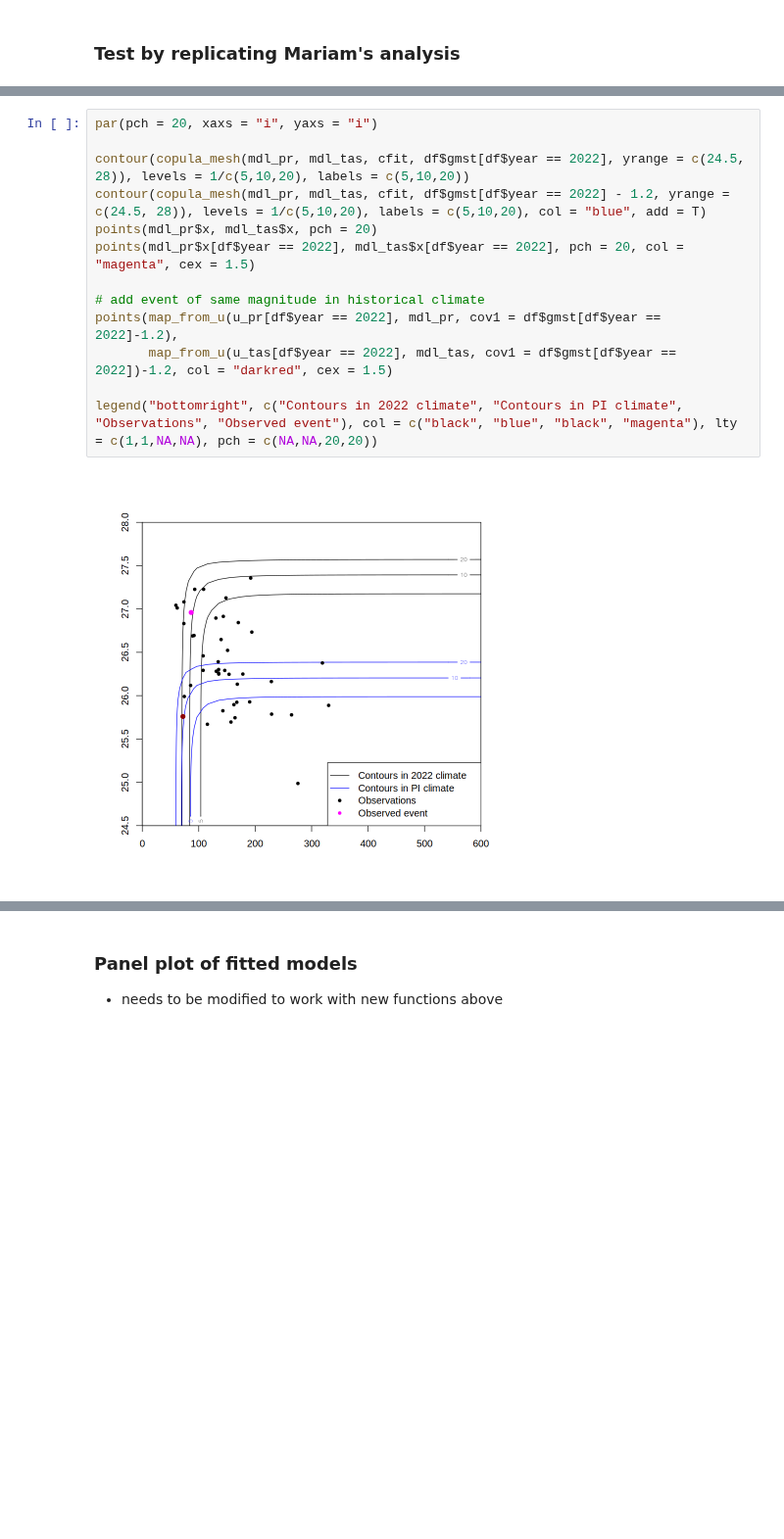
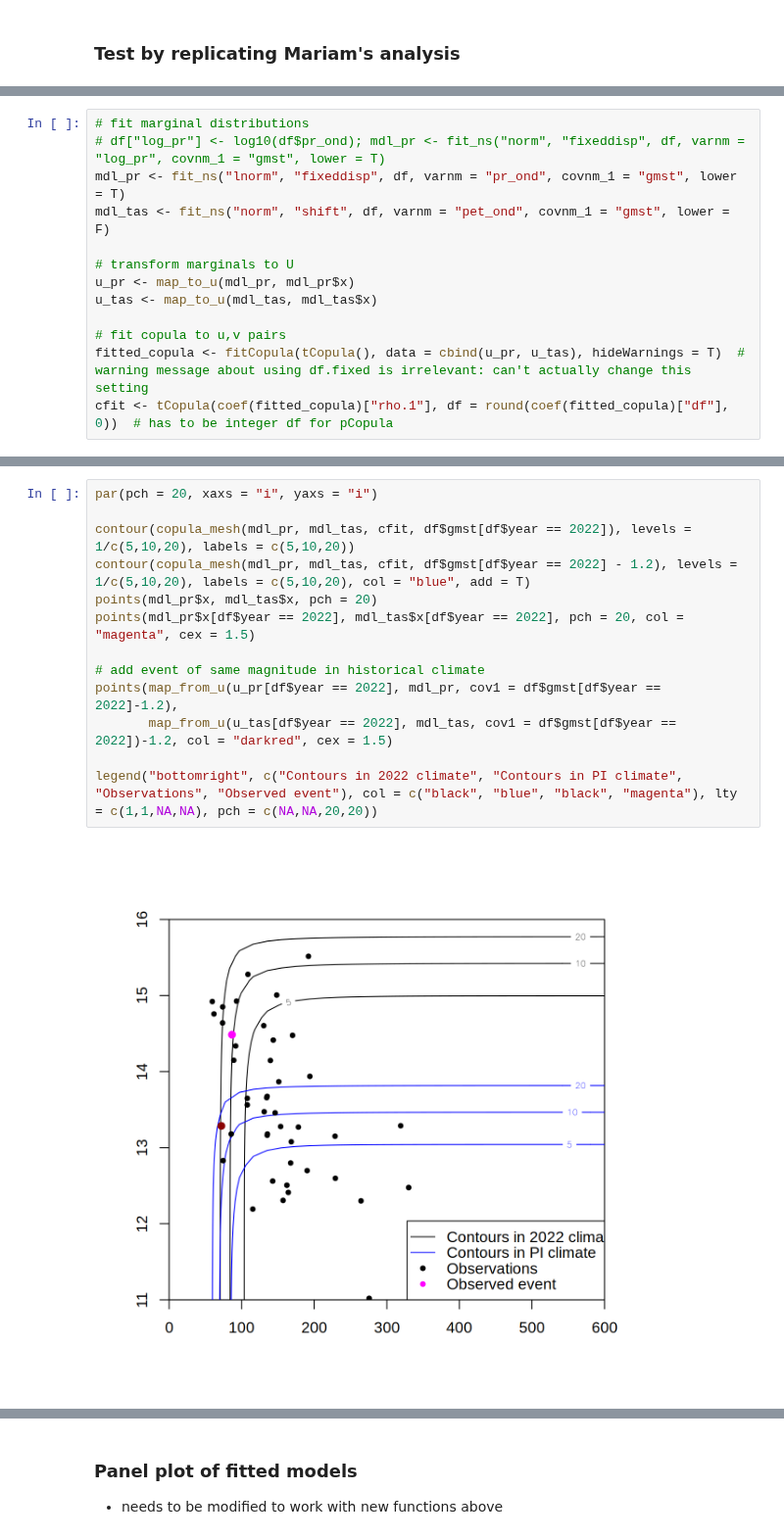
Before and after one commit to clairbarnes/wwa-archive, a Jupyter notebook: 23-03_EA-drought/EA_drought_1R_observations.ipynb, the cells around one changed output, grey strips where cells are left out. Shown at 98% size. Drawn from its saved outputs; the diff is of its cells as text; blank space fills up the shorter version.

Commit message:
Copula fitting & plotting methods updated

```diff
--- a/23-03_EA-drought/EA_drought_1R_observations.ipynb
+++ b/23-03_EA-drought/EA_drought_1R_observations.ipynb
@@ -294,0 +78,13 @@ model_delta <- function(mdl_x, mdl_y, copula, x, y, cov1_hist, cov2_hist = 0, dI
+# %%
+# fit marginal distributions
+# df["log_pr"] <- log10(df$pr_ond); mdl_pr <- fit_ns("norm", "fixeddisp", df, varnm = "log_pr", covnm_1 = "gmst", lower = T)
+mdl_pr <- fit_ns("lnorm", "fixeddisp", df, varnm = "pr_ond", covnm_1 = "gmst", lower = T)
+mdl_tas <- fit_ns("norm", "shift", df, varnm = "pet_ond", covnm_1 = "gmst", lower = F)
+
+# transform marginals to U
+u_pr <- map_to_u(mdl_pr, mdl_pr$x)
+u_tas <- map_to_u(mdl_tas, mdl_tas$x)
+
+# fit copula to u,v pairs
+fitted_copula <- fitCopula(tCopula(), data = cbind(u_pr, u_tas), hideWarnings = T)  # warning message about using df.fixed is irrelevant: can't actually change this setting
+cfit <- tCopula(coef(fitted_copula)["rho.1"], df = round(coef(fitted_copula)["df"], 0))  # has to be integer df for pCopula
@@ -295,15 +100,15 @@ model_delta <- function(mdl_x, mdl_y, copula, x, y, cov1_hist, cov2_hist = 0, dI
 # %%
 par(pch = 20, xaxs = "i", yaxs = "i")
 
-contour(copula_mesh(mdl_pr, mdl_tas, cfit, df$gmst[df$year == 2022], yrange = c(24.5, 28)), levels = 1/c(5,10,20), labels = c(5,10,20))
-contour(copula_mesh(mdl_pr, mdl_tas, cfit, df$gmst[df$year == 2022] - 1.2, yrange = c(24.5, 28)), levels = 1/c(5,10,20), labels = c(5,10,20), col = "blue", add = T)
+contour(copula_mesh(mdl_pr, mdl_tas, cfit, df$gmst[df$year == 2022]), levels = 1/c(5,10,20), labels = c(5,10,20))
+contour(copula_mesh(mdl_pr, mdl_tas, cfit, df$gmst[df$year == 2022] - 1.2), levels = 1/c(5,10,20), labels = c(5,10,20), col = "blue", add = T)
 points(mdl_pr$x, mdl_tas$x, pch = 20)
 points(mdl_pr$x[df$year == 2022], mdl_tas$x[df$year == 2022], pch = 20, col = "magenta", cex = 1.5)
 
 # add event of same magnitude in historical climate
 points(map_from_u(u_pr[df$year == 2022], mdl_pr, cov1 = df$gmst[df$year == 2022]-1.2),
        map_from_u(u_tas[df$year == 2022], mdl_tas, cov1 = df$gmst[df$year == 2022])-1.2, col = "darkred", cex = 1.5)
 
 legend("bottomright", c("Contours in 2022 climate", "Contours in PI climate", "Observations", "Observed event"), col = c("black", "blue", "black", "magenta"), lty = c(1,1,NA,NA), pch = c(NA,NA,20,20))
 # %% [output]
-[figure, old version]
+[figure, new version]
```
Also changed, not shown: parts of 14 cells of this notebook, 1 other file.
